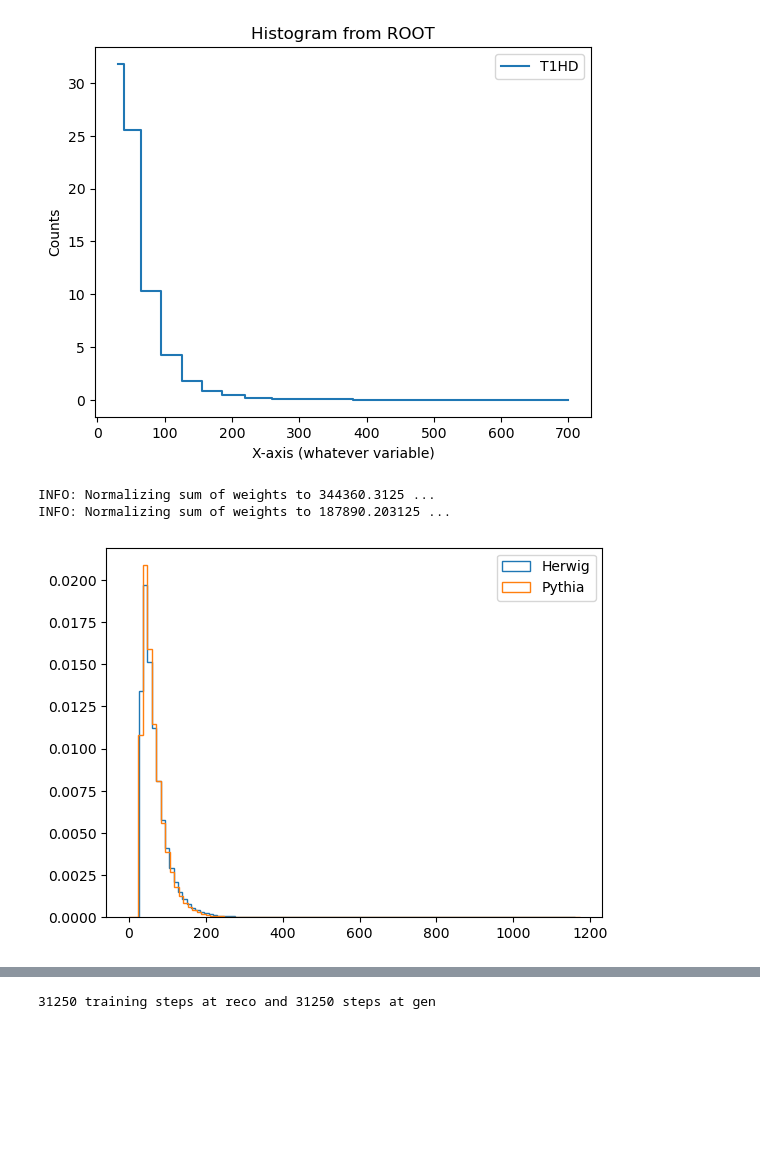
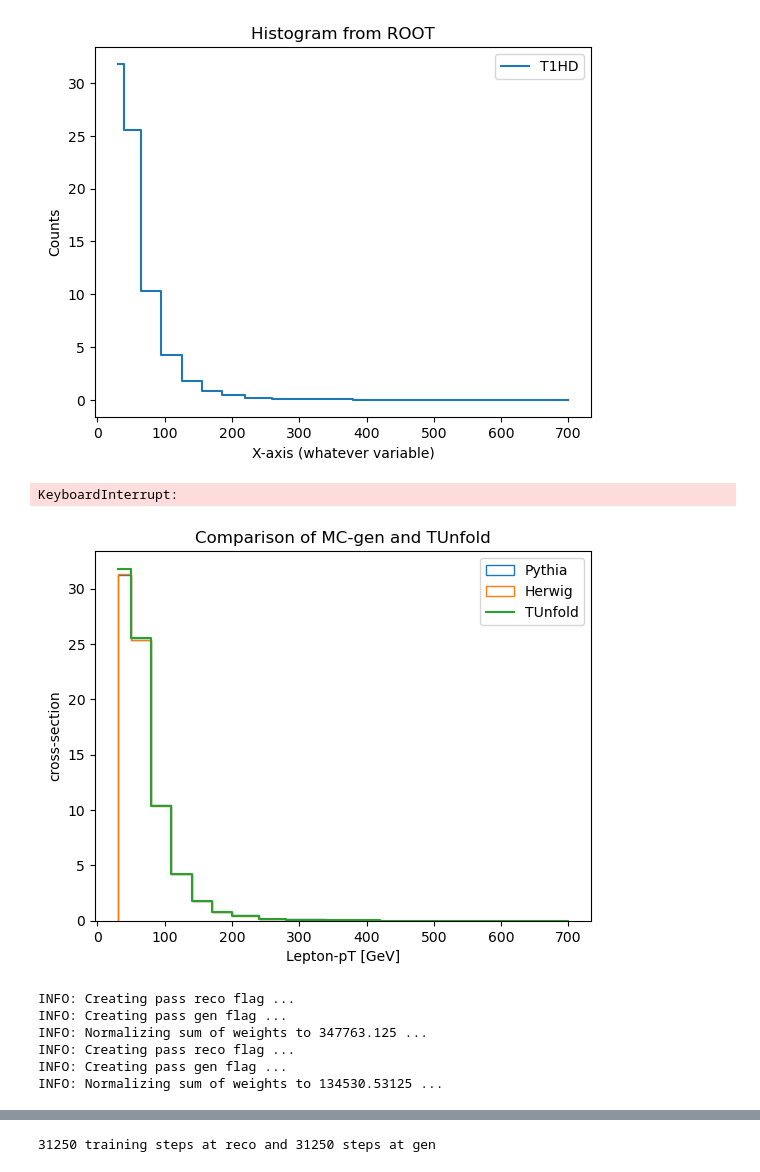
Before and after one commit to josefmurnauer/omnifold, a Jupyter notebook: Unfolding_WWbb_bulk_closure.ipynb, the cells around one changed output, grey strips where cells are left out. Cells and saved outputs as stored; diff of their text form; code cells hidden in the pictures; blank space fills up the shorter version.

```diff
--- a/Unfolding_WWbb_bulk_closure.ipynb
+++ b/Unfolding_WWbb_bulk_closure.ipynb
@@ -148,14 +149,37 @@ def MC_data_shaper(df):
 pythia_reco, pythia_truth = MC_data_shaper(pythia_df)
 herwig_reco, herwig_truth = MC_data_shaper(herwig_df)
 
-pythia_weights = pythia_df['eventWeight'].to_numpy()
-herwig_weights = herwig_df['eventWeight'].to_numpy()
+#pythia_weights = pythia_df['eventWeight'].to_numpy()
+#herwig_weights = herwig_df['eventWeight'].to_numpy()
 
-pythia_pass_reco = pythia_df['pass_reco'].to_numpy()
-pythia_pass_gen = pythia_df['pass_particle'].to_numpy()
-
-herwig_pass_reco = herwig_df['pass_reco'].to_numpy()
-herwig_pass_gen = herwig_df['pass_particle'].to_numpy()
+#pythia_pass_reco = pythia_df['pass_reco'].to_numpy()
+#pythia_pass_gen = pythia_df['pass_particle'].to_numpy()
+#
+#herwig_pass_reco = herwig_df['pass_reco'].to_numpy()
+#herwig_pass_gen = herwig_df['pass_particle'].to_numpy()
+# %% [output]
+KeyboardInterrupt:
+# %%
+luminosity = 3244.54 + 33402.2 + 44630.6 + 58791.6
+hist = TUnfold_incl_file['unfolding_ptl1_NOSYS']
+values, edges =hist.to_numpy()
+#SF_1 = sum(pythia_loader.weight[(pythia_loader.gen[:, 0, 0]!=0)&flags_mc])/453.47190135
+SF = 1/luminosity
+mask = pythia_df['pass_particle'] == True
+mask2 = herwig_df['pass_particle'] == True
+
+plt.hist(pythia_df['truth_ptl1'][mask], weights=pythia_df['eventWeight'][mask]*SF, bins=edges[:-1], histtype='step', label='Pythia')
+plt.hist(herwig_df['truth_ptl1'][mask2], weights=herwig_df['eventWeight'][mask2]*SF, bins=edges[:-1], histtype='step', label='Herwig')
+plt.step(edges[:-1], values, where="post", label='TUnfold')
+
+plt.xlabel("Lepton-pT [GeV]")
+plt.ylabel("cross-section")
+plt.title("Comparison of MC-gen and TUnfold")
+#plt.yscale('log')
+plt.legend()
+plt.show()
+# %% [output]
+[figure, added]
 # %%
 all_indices_pythia = np.arange(len(pythia_reco))
 np.random.seed(42)  # reproducibility
@@ -190,22 +214,18 @@ herwig_pass_gen_train = herwig_pass_gen[random_indices_herwig]
 # %%
 herwig_loader = DataLoader(reco = herwig_reco_train, gen = herwig_truth_train, weight = herwig_weights_train,
-                           pass_reco = herwig_pass_reco_train, pass_gen = herwig_pass_gen_train,
+                           #pass_reco = herwig_pass_reco_train, pass_gen = herwig_pass_gen_train,
                            normalize=True, normalization_factor = np.sum(herwig_weights_train))
 
 pythia_loader = DataLoader(reco = pythia_reco_train, gen = pythia_truth_train, weight = pythia_weights_train,
-                           pass_reco = pythia_pass_reco_train, pass_gen = pythia_pass_gen_train,
+                           #pass_reco = pythia_pass_reco_train, pass_gen = pythia_pass_gen_train,
                            normalize=True, normalization_factor = np.sum(pythia_weights_train))
 # %% [output]
-INFO: Normalizing sum of weights to 344360.3125 ...
-INFO: Normalizing sum of weights to 187890.203125 ...
+INFO: Creating pass reco flag ...
+INFO: Creating pass gen flag ...
+INFO: Normalizing sum of weights to 347763.125 ...
+INFO: Creating pass reco flag ...
+INFO: Creating pass gen flag ...
+INFO: Normalizing sum of weights to 134530.53125 ...
-# %%
-plt.hist(herwig_loader.gen[:,0,0], weights=herwig_loader.weight, bins=100, histtype='step',density=True, label='Herwig')
-plt.hist(pythia_loader.gen[:,0,0], weights=pythia_loader.weight, bins=100, histtype='step',density=True, label='Pythia')
-plt.legend()
-#plt.yscale('log')
-plt.show()
-# %% [output]
-[figure, removed]
 # %%
 SetStyle()
 data_dict = {
```
Also changed, not shown: parts of 8 cells of this notebook.
